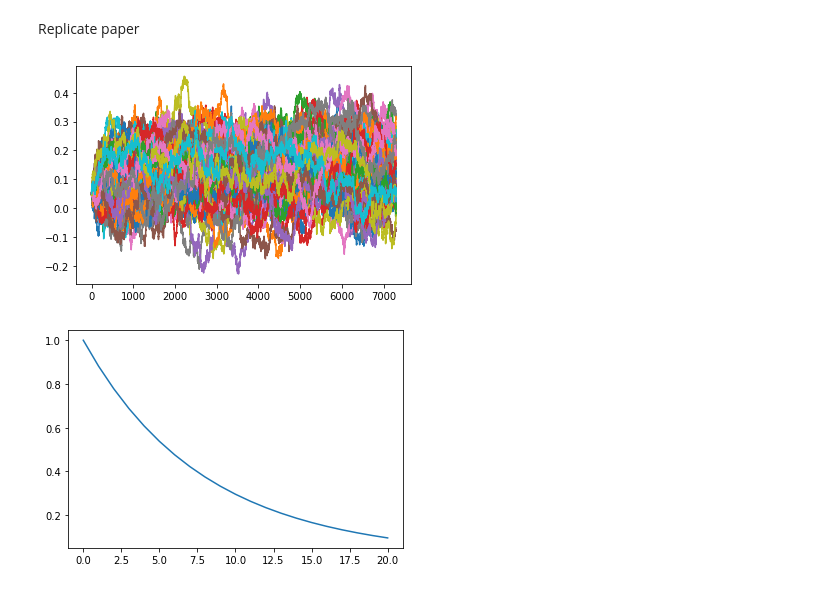
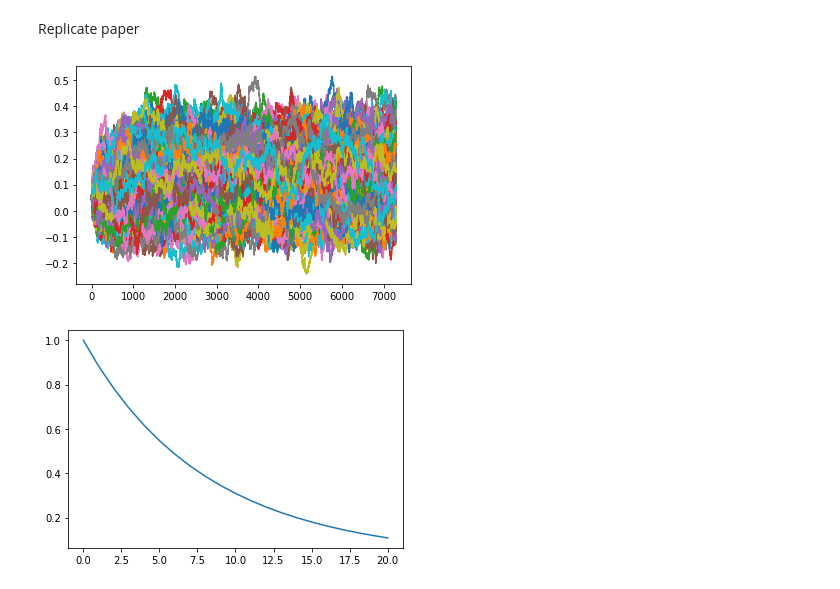
Before and after one commit to upathare1/Advanced-Term-Structures, a Jupyter notebook: Code/AFP.ipynb, the cells around one changed output. Saved outputs shown, nothing was run; the diff lists cells and outputs as text; code cells hidden in the pictures.

Commit message:
Number of simulations set to 1000

```diff
--- a/Code/AFP.ipynb
+++ b/Code/AFP.ipynb
@@ -94,14 +94,14 @@ vasicek = SpotRateModel(r0=0.05,
                  m=365,
                  model_name='vasicek')
 # %%
-mc_vasicek = MonteCarloSimulation(100, vasicek)
+mc_vasicek = MonteCarloSimulation(1000, vasicek)
 sr_vasicek, bp_vasicek = mc_vasicek.simulate()
 sr_vasicek.plot(legend=False)
 plt.show()
 bp_vasicek.plot()
 plt.show()
 # %% [output]
-[figure, old version]
+[figure, new version]
 [figure]
 # %%
 cir = SpotRateModel(r0=0.05,
```
Also changed, not shown: parts of 2 cells of this notebook.
